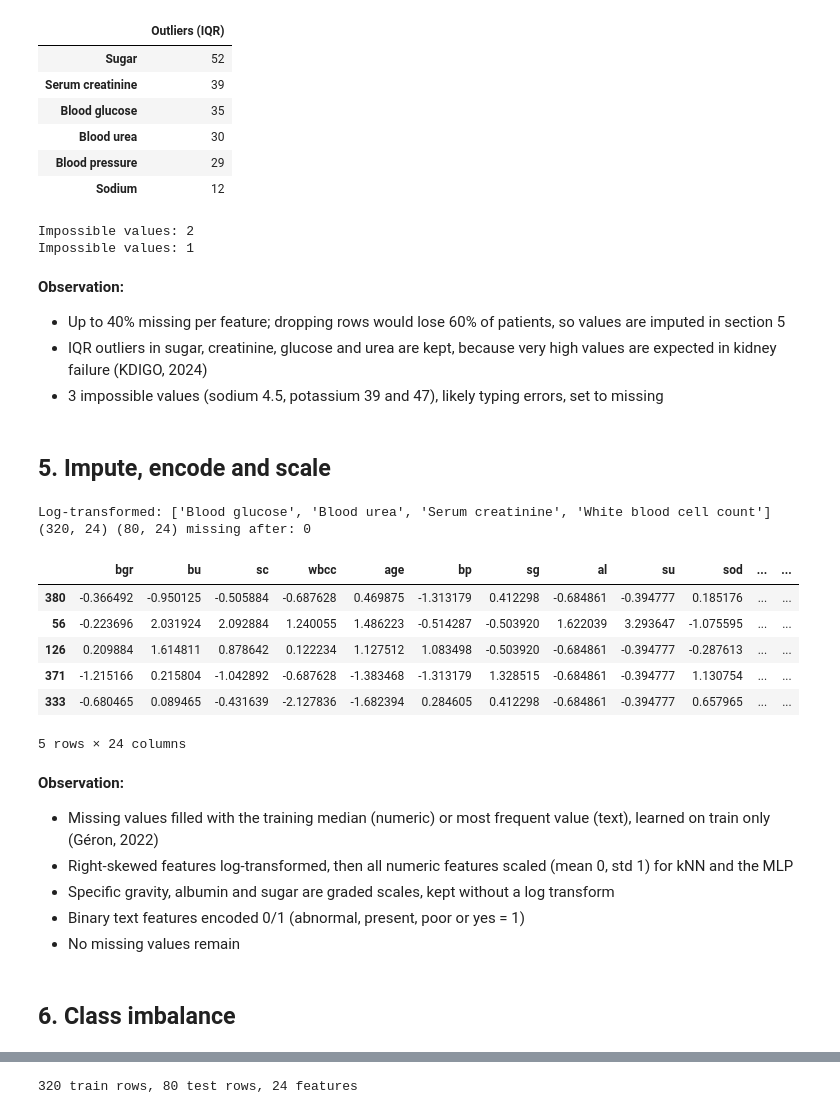
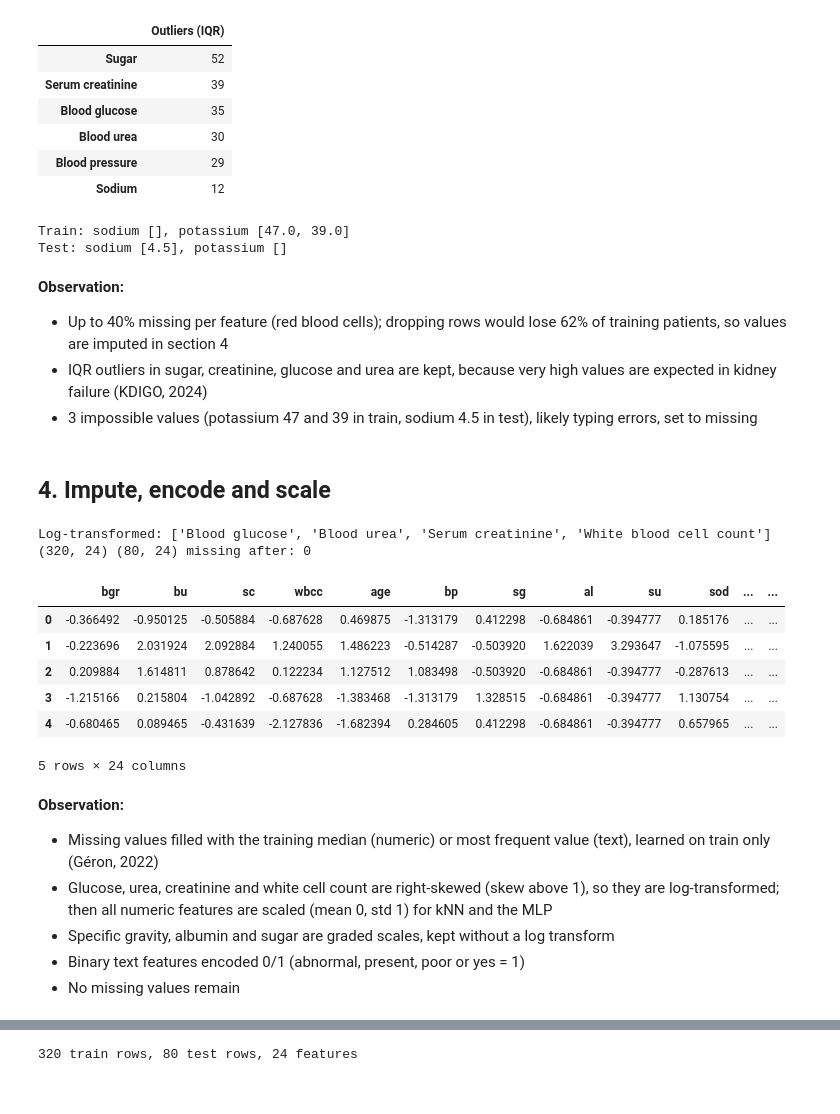
Before and after one commit to elgazar24/f21dl-2026-27-PG-group-13, a Jupyter notebook: src/notebooks/2_Data_Analysis/Data_Preprocessing/DS1_Data_Preprocessing.ipynb, the cells around one changed output, grey strips where cells are left out. Saved outputs shown, nothing was run; the diff lists cells and outputs as text; code cells hidden in the pictures.

Commit message:
Update DS1 preprocessing and clustering to follow the new pipeline

```diff
--- a/src/notebooks/2_Data_Analysis/Data_Preprocessing/DS1_Data_Preprocessing.ipynb
+++ b/src/notebooks/2_Data_Analysis/Data_Preprocessing/DS1_Data_Preprocessing.ipynb
@@ -108,0 +37,8 @@ display(columns)
+# %%
+train_df = pd.read_csv(base / ds["files"]["final"]["train"])
+test_df = pd.read_csv(base / ds["files"]["final"]["test"])
+
+X_train, y_train = train_df.drop(columns=[target]), train_df[target]
+X_test, y_test = test_df.drop(columns=[target]), test_df[target]
+
+print("Train:", X_train.shape, "Test:", X_test.shape)
@@ -125,13 +62,0 @@ display(columns)
-# %%
-X = df.drop(columns=[target])
-y = df[target]
-
-X_train, X_test, y_train, y_test = train_test_split(
-    X, y, test_size=0.2, stratify=y, random_state=RANDOM_STATE
-)
-
-split = pd.DataFrame({
-    "Rows": [len(X_train), len(X_test)],
-    "CKD %": [y_train.eq("ckd").mean() * 100, y_test.eq("ckd").mean() * 100],
-}, index=["Train", "Test"]).round(1)
-display(split)
@@ -204,8 +63,14 @@ display(cat_stats)
 # %%
+num_cols = [c for c in X_train.columns if pd.api.types.is_numeric_dtype(X_train[c])]
+text_cols = [c for c in X_train.columns if c not in num_cols]
+
+order = ["notckd", "ckd"]
+short = ["Not CKD", "CKD"]
 key = ["sc", "bu", "hemo", "sg"]
+
 fig, axes = plt.subplots(1, 4, figsize=(16, 4))
 for ax, col in zip(axes, key):
-    ax.boxplot([train.loc[train[target] == c, col].dropna() for c in order], tick_labels=short, showfliers=False)
+    ax.boxplot([X_train.loc[y_train == c, col].dropna() for c in order], tick_labels=short, showfliers=False)
     ax.set_title(names[col])
     ax.set_xlabel("Class")
 fig.suptitle("Key clinical features by class (training set)")
@@ -233,8 +98,8 @@ Largest correlation: Hemoglobin and Packed cell volume, 0.86
 # %%
 fig, ax = plt.subplots(figsize=(8, 5))
 for c, s in zip(order, short):
-    d = train[train[target] == c]
-    ax.scatter(d["sc"], d["bu"], s=12, alpha=0.6, label=s)
+    m = y_train == c
+    ax.scatter(X_train.loc[m, "sc"], X_train.loc[m, "bu"], s=12, alpha=0.6, label=s)
 ax.set_xscale("log")
 ax.set_yscale("log")
 ax.set_xlabel("Serum creatinine (mg/dl, log scale)")
@@ -301,66 +141,67 @@ display(outliers.sum().sort_values(ascending=False).head(6).rename(index=names).
 | Blood pressure | 29 |
 | Sodium | 12 |
 # %%
-for part in (X_train, X_test):
-    print("Impossible values:", ((part["sod"] < 100).sum() + (part["pot"] > 10).sum()))
-    part.loc[part["sod"] < 100, "sod"] = np.nan
-    part.loc[part["pot"] > 10, "pot"] = np.nan
+for name, part in (("Train", X_train), ("Test", X_test)):
+    low_sod, high_pot = part["sod"] < 100, part["pot"] > 10
+    print(f"{name}: sodium {part.loc[low_sod, 'sod'].tolist()}, potassium {part.loc[high_pot, 'pot'].tolist()}")
+    part.loc[low_sod, "sod"] = np.nan
+    part.loc[high_pot, "pot"] = np.nan
 # %% [output]
-Impossible values: 2
-Impossible values: 1
+Train: sodium [], potassium [47.0, 39.0]
+Test: sodium [4.5], potassium []
 # %% [markdown]
 **Observation:**
-- Up to 40% missing per feature; dropping rows would lose 60% of patients, so values are imputed in section 5
+- Up to 40% missing per feature (red blood cells); dropping rows would lose 62% of training patients, so values are imputed in section 4
 - IQR outliers in sugar, creatinine, glucose and urea are kept, because very high values are expected in kidney failure (KDIGO, 2024)
-- 3 impossible values (sodium 4.5, potassium 39 and 47), likely typing errors, set to missing
+- 3 impossible values (potassium 47 and 39 in train, sodium 4.5 in test), likely typing errors, set to missing
 # %% [markdown]
-## 5. Impute, encode and scale
+## 4. Impute, encode and scale
 # %%
 binary_cats = {
     "rbc": ["normal", "abnormal"],
     "pc": ["normal", "abnormal"],
     "pcc": ["notpresent", "present"],
     "ba": ["notpresent", "present"],
     "htn": ["no", "yes"],
     "dm": ["no", "yes"],
     "cad": ["no", "yes"],
     "appet": ["good", "poor"],
     "pe": ["no", "yes"],
     "ane": ["no", "yes"],
 }
+unknown = set(text_cols) - set(binary_cats)
+assert not unknown, f"New text columns need an encoding: {unknown}"
 
 graded = ["sg", "al", "su"]
 skewed = [c for c in num_cols if c not in graded and X_train[c].skew() > 1]
 other_num = [c for c in num_cols if c not in skewed]
-print("Log-transformed:", [names[c] for c in skewed])
+print("Log-transformed:", [names.get(c, c) for c in skewed])
 
 preprocess = ColumnTransformer([
     ("log", make_pipeline(SimpleImputer(strategy="median"), FunctionTransformer(np.log1p, feature_names_out="one-to-one"), StandardScaler()), skewed),
     ("num", make_pipeline(SimpleImputer(strategy="median"), StandardScaler()), other_num),
-    ("cat", make_pipeline(SimpleImputer(strategy="most_frequent"), OrdinalEncoder(categories=list(binary_cats.values()))), list(binary_cats)),
+    ("cat", make_pipeline(SimpleImputer(strategy="most_frequent"), OrdinalEncoder(categories=[binary_cats[c] for c in text_cols])), text_cols),
 ], verbose_feature_names_out=False).set_output(transform="pandas")
 
 X_train_prep = preprocess.fit_transform(X_train)
 X_test_prep = preprocess.transform(X_test)
 
-print(X_train_prep.shape, X_test_prep.shape, "missing after:", X_train_prep.isnull().sum().sum())
+print(X_train_prep.shape, X_test_prep.shape, "missing after:", X_train_prep.isnull().sum().sum() + X_test_prep.isnull().sum().sum())
 display(X_train_prep.head())
 # %% [output]
 Log-transformed: ['Blood glucose', 'Blood urea', 'Serum creatinine', 'White blood cell count']
 (320, 24) (80, 24) missing after: 0
 |  | bgr | bu | sc | wbcc | age | bp | sg | al | su | sod | ... | ... |
-| 380 | -0.366492 | -0.950125 | -0.505884 | -0.687628 | 0.469875 | -1.313179 | 0.412298 | -0.684861 | -0.394777 | 0.185176 | ... | ... |
-| 56 | -0.223696 | 2.031924 | 2.092884 | 1.240055 | 1.486223 | -0.514287 | -0.503920 | 1.622039 | 3.293647 | -1.075595 | ... | ... |
-| 126 | 0.209884 | 1.614811 | 0.878642 | 0.122234 | 1.127512 | 1.083498 | -0.503920 | -0.684861 | -0.394777 | -0.287613 | ... | ... |
-| 371 | -1.215166 | 0.215804 | -1.042892 | -0.687628 | -1.383468 | -1.313179 | 1.328515 | -0.684861 | -0.394777 | 1.130754 | ... | ... |
-| 333 | -0.680465 | 0.089465 | -0.431639 | -2.127836 | -1.682394 | 0.284605 | 0.412298 | -0.684861 | -0.394777 | 0.657965 | ... | ... |
+| 0 | -0.366492 | -0.950125 | -0.505884 | -0.687628 | 0.469875 | -1.313179 | 0.412298 | -0.684861 | -0.394777 | 0.185176 | ... | ... |
+| 1 | -0.223696 | 2.031924 | 2.092884 | 1.240055 | 1.486223 | -0.514287 | -0.503920 | 1.622039 | 3.293647 | -1.075595 | ... | ... |
+| 2 | 0.209884 | 1.614811 | 0.878642 | 0.122234 | 1.127512 | 1.083498 | -0.503920 | -0.684861 | -0.394777 | -0.287613 | ... | ... |
+| 3 | -1.215166 | 0.215804 | -1.042892 | -0.687628 | -1.383468 | -1.313179 | 1.328515 | -0.684861 | -0.394777 | 1.130754 | ... | ... |
+| 4 | -0.680465 | 0.089465 | -0.431639 | -2.127836 | -1.682394 | 0.284605 | 0.412298 | -0.684861 | -0.394777 | 0.657965 | ... | ... |
 5 rows × 24 columns
 # %% [markdown]
 **Observation:**
 - Missing values filled with the training median (numeric) or most frequent value (text), learned on train only (Géron, 2022)
-- Right-skewed features log-transformed, then all numeric features scaled (mean 0, std 1) for kNN and the MLP
+- Glucose, urea, creatinine and white cell count are right-skewed (skew above 1), so they are log-transformed; then all numeric features are scaled (mean 0, std 1) for kNN and the MLP
 - Specific gravity, albumin and sugar are graded scales, kept without a log transform
 - Binary text features encoded 0/1 (abnormal, present, poor or yes = 1)
 - No missing values remain
-# %% [markdown]
-## 6. Class imbalance
```
Also changed, not shown: parts of 28 cells of this notebook, 3 other files.
